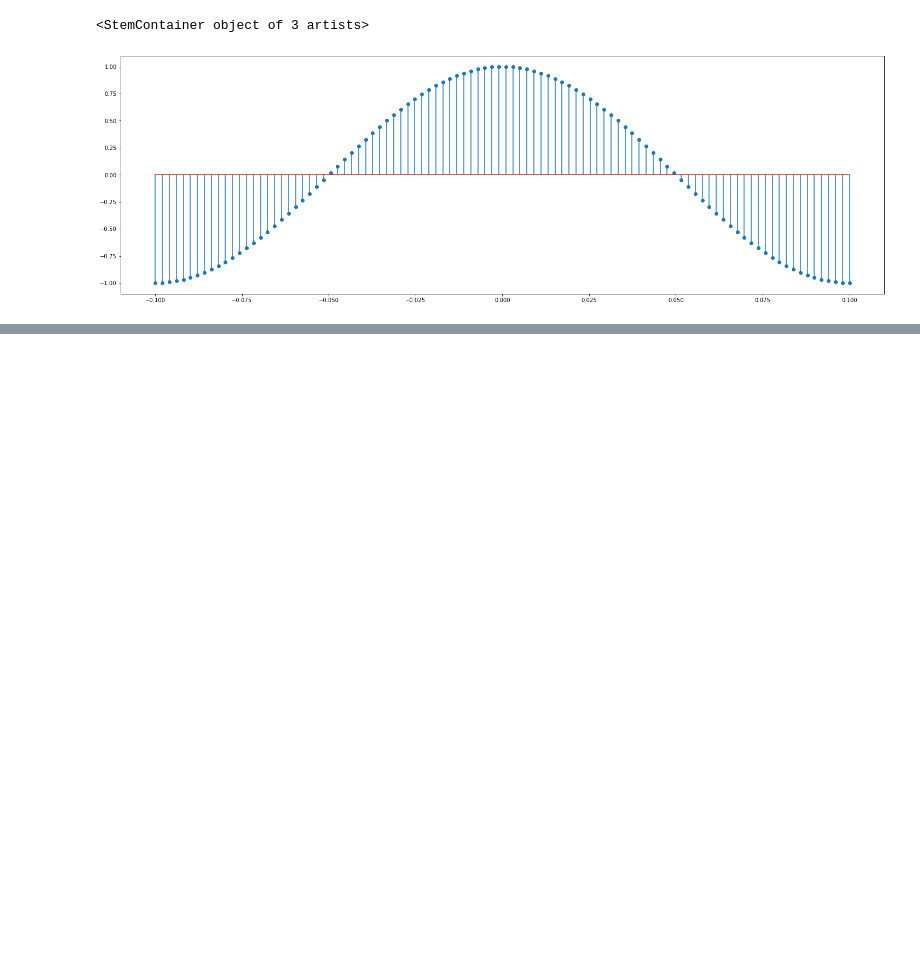
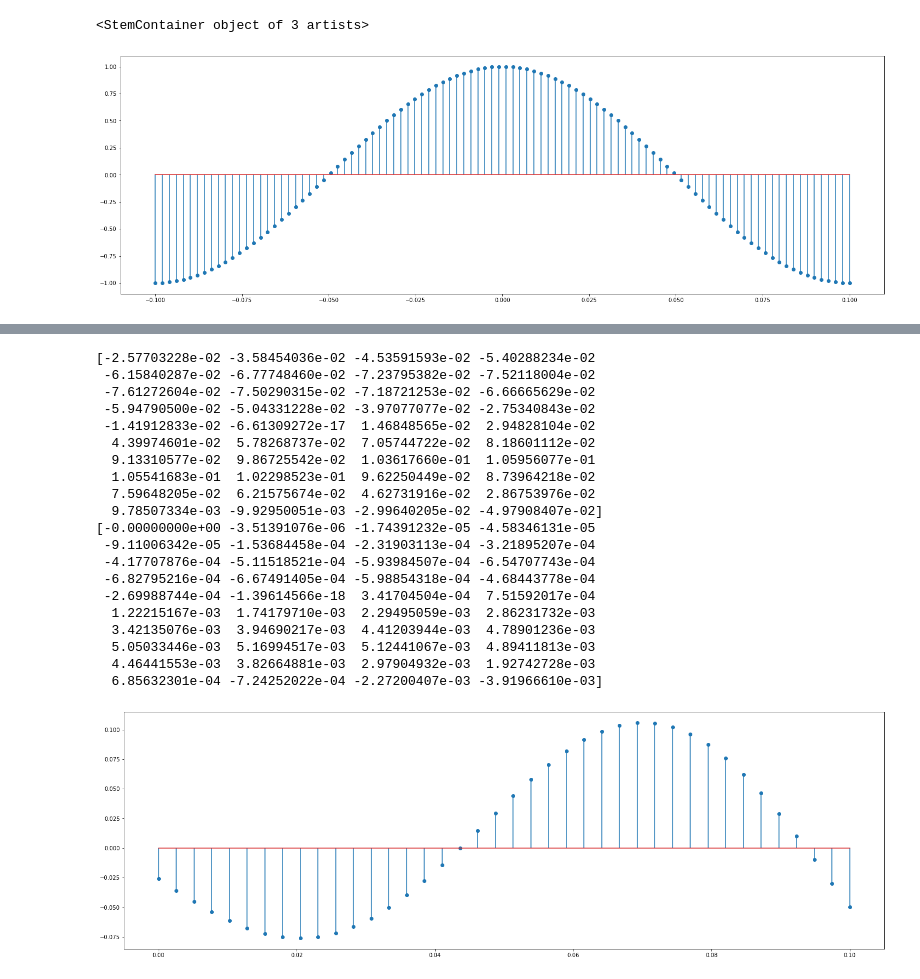
Before and after one commit to s-m-nahid-hasan-ruet-ece/Competitive-Programming, a Jupyter notebook: LabTask/DSP_DTS.ipynb, the cells around one changed output, grey strips where cells are left out. Drawn from its saved outputs; the diff is of its cells as text; code cells hidden in the pictures; blank space fills up the shorter version.

```diff
--- a/LabTask/DSP_DTS.ipynb
+++ b/LabTask/DSP_DTS.ipynb
@@ -118,0 +149,38 @@ The value of m:  0.5
+# %%
+## passing through DTS
+k = input("Enter the value of k: ")
+
+kVal = ts[1]
+
+kVal = ts[1]
+ts = np.linspace(0,float(1/float(f)),1*n)
+
+y = (ts+int(k)*kVal)*(ts+int(k)*kVal)* np.sin(2.0*np.pi*float(f)*(ts+int(k)*kVal))
+yy = ts* ts* np.sin(2.0*np.pi*float(f)*(ts+int(k)*kVal))
+plt.figure(figsize=(25, 8))
+plt.stem(ts,y)
+
+print(y)
+print(yy)
+# %% [output]
+[-2.57703228e-02 -3.58454036e-02 -4.53591593e-02 -5.40288234e-02
+ -6.15840287e-02 -6.77748460e-02 -7.23795382e-02 -7.52118004e-02
+ -7.61272604e-02 -7.50290315e-02 -7.18721253e-02 -6.66665629e-02
+ -5.94790500e-02 -5.04331228e-02 -3.97077077e-02 -2.75340843e-02
+ -1.41912833e-02 -6.61309272e-17  1.46848565e-02  2.94828104e-02
+  4.39974601e-02  5.78268737e-02  7.05744722e-02  8.18601112e-02
+  9.13310577e-02  9.86725542e-02  1.03617660e-01  1.05956077e-01
+  1.05541683e-01  1.02298523e-01  9.62250449e-02  8.73964218e-02
+  7.59648205e-02  6.21575674e-02  4.62731916e-02  2.86753976e-02
+  9.78507334e-03 -9.92950051e-03 -2.99640205e-02 -4.97908407e-02]
+[-0.00000000e+00 -3.51391076e-06 -1.74391232e-05 -4.58346131e-05
+ -9.11006342e-05 -1.53684458e-04 -2.31903113e-04 -3.21895207e-04
+ -4.17707876e-04 -5.11518521e-04 -5.93984507e-04 -6.54707743e-04
+ -6.82795216e-04 -6.67491405e-04 -5.98854318e-04 -4.68443778e-04
+ -2.69988744e-04 -1.39614566e-18  3.41704504e-04  7.51592017e-04
+  1.22215167e-03  1.74179710e-03  2.29495059e-03  2.86231732e-03
+  3.42135076e-03  3.94690217e-03  4.41203944e-03  4.78901236e-03
+  5.05033446e-03  5.16994517e-03  5.12441067e-03  4.89411813e-03
+  4.46441553e-03  3.82664881e-03  2.97904932e-03  1.92742728e-03
+  6.85632301e-04 -7.24252022e-04 -2.27200407e-03 -3.91966610e-03]
+[figure, added]
```
Also changed, not shown: parts of 7 cells of this notebook.
